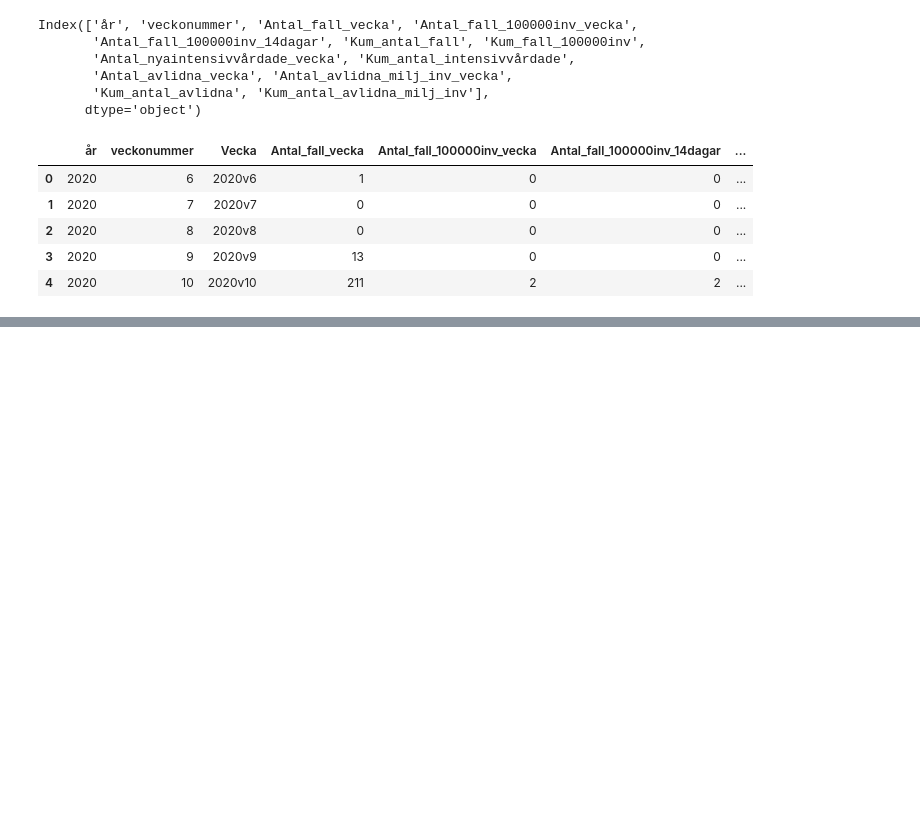
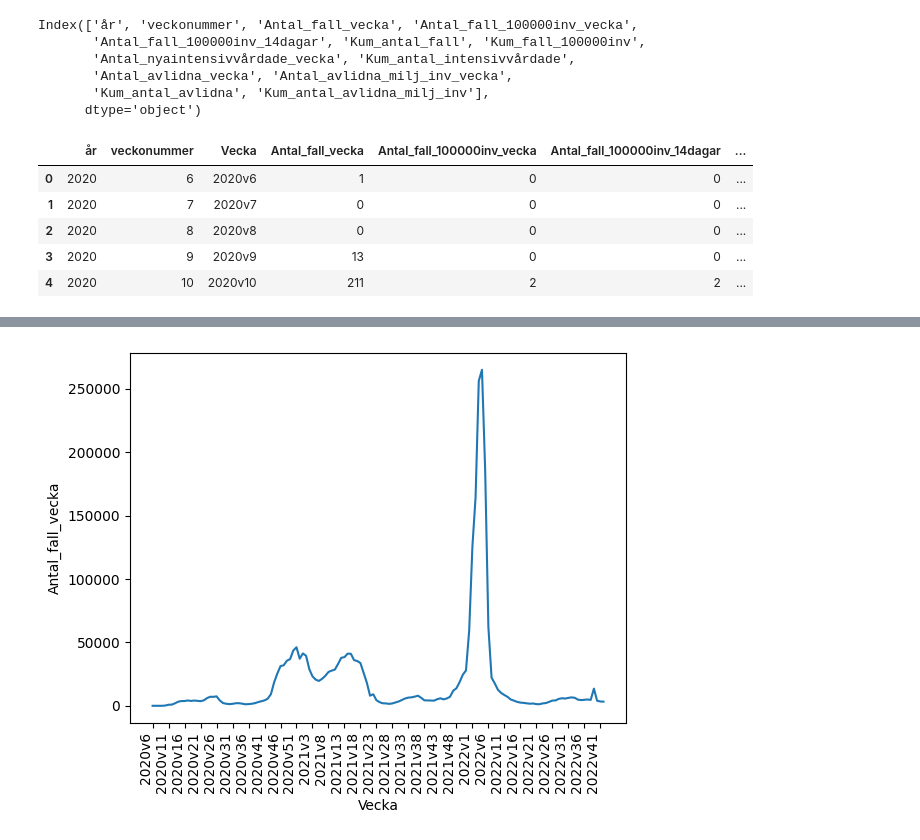
Before and after one commit to yomo001/databehandling-YOUNIS-MOUSSAVI, a Jupyter notebook: Laboration/lab1.ipynb, the cells around one changed output, grey strips where cells are left out. Saved outputs shown, nothing was run; the diff lists cells and outputs as text; code cells hidden in the pictures; blank space fills up the shorter version.

```diff
--- a/Laboration/lab1.ipynb
+++ b/Laboration/lab1.ipynb
@@ -58,0 +70,10 @@ plt.show()
+# %%
+#d)
+line_plot = sns.lineplot(x='Vecka', y='Antal_fall_vecka', data=veckodata_riket)
+
+tick_indexes = np.arange(0, len(veckodata_riket['Vecka']), 5)         # create index of ranges each 5 positions
+plt.xticks(tick_indexes, veckodata_riket['Vecka'].iloc[tick_indexes], rotation=90, ha="right")
+
+plt.show()
+# %% [output]
+[figure, added]
```
Also changed, not shown: parts of 6 cells of this notebook, 1 other file.
